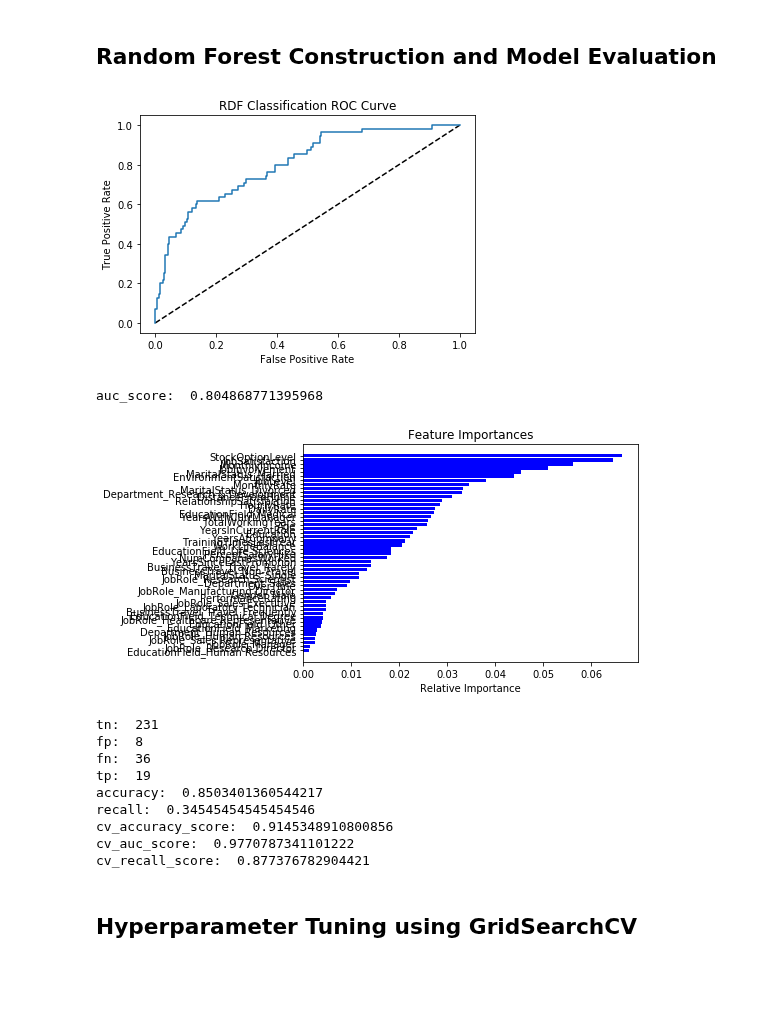
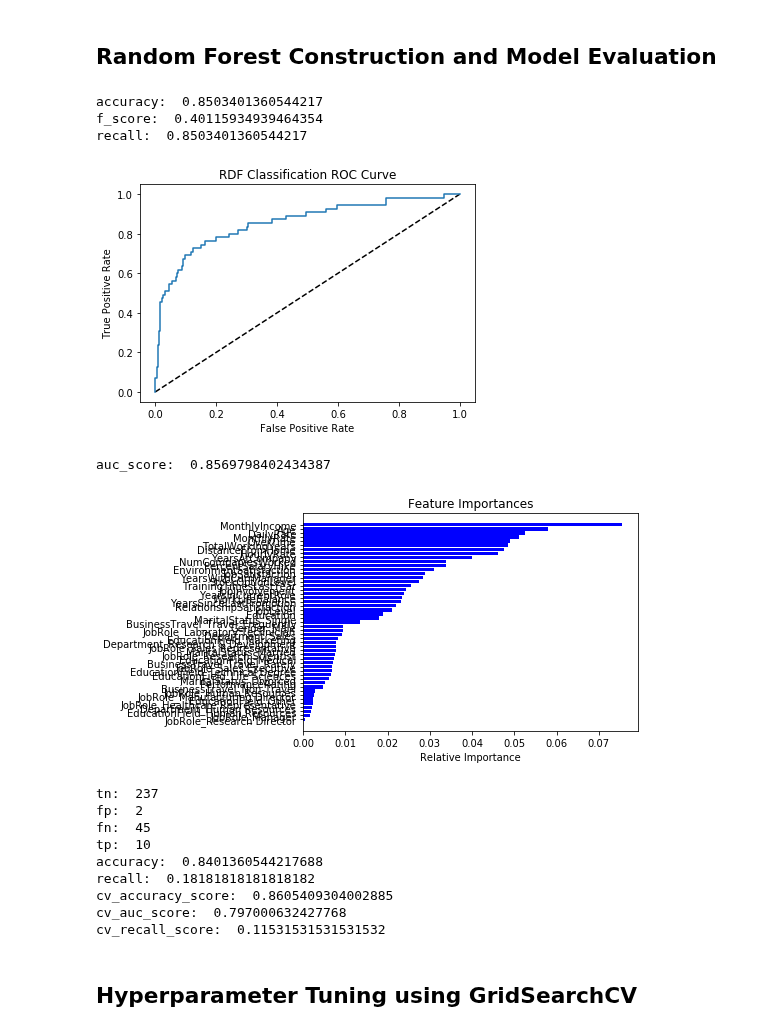
Before and after one commit to Xusong1998/Data-Analytics-Project, a Jupyter notebook: HR_Attrition_Data_Modeling.ipynb, the cells around one changed output. Cells and saved outputs as stored; diff of their text form; code cells hidden in the pictures; blank space fills up the shorter version.

```diff
--- a/HR_Attrition_Data_Modeling.ipynb
+++ b/HR_Attrition_Data_Modeling.ipynb
@@ -455,17 +433,10 @@ for fold, (train_index, test_index) in enumerate(kf.split(X), 1):
 from sklearn.linear_model import LogisticRegression
 from sklearn import metrics
 X_train, X_test, y_train, y_test = train_test_split(X[selected], y, test_size=0.3, random_state=0)
-X_over,y_over = oversampling(X_train,y_train)
 logreg = LogisticRegression()
-logreg.fit(X_over,y_over)
+logreg.fit(X_train,y_train)
 
 y_pred = logreg.predict(X_test)
-
-from sklearn.model_selection import KFold
-from imblearn.over_sampling import SMOTE
-from sklearn.metrics import f1_score
-
-
 score = cross_val_score(logreg, X_test, y_test, cv=5, scoring='accuracy')
 print('Accuracy of logistic regression classifier on test set: {:.2f}'.format(score.mean()))
 
@@ -629,7 +584,12 @@ ModuleNotFoundError: No module named 'glmnet_python'
 X_train, X_test, y_train, y_test = train_test_split(X, y, test_size=0.2, random_state=10)
 RDF = RandomForestClassifier(random_state=123, max_depth=10, n_estimators=500)
 #oversampling
-X_train, y_train = oversampling(X_train, y_train)
+# X_train, y_train = oversampling(X_train, y_train)
+f_score, acc,recall = cross_val(X,y,RDF)
+print('accuracy: ', acc)
+print('f_score: ', f_score)
+print('recall: ', recall)
+
 RDF.fit(X_train, y_train)
 y_pred = RDF.predict(X_test)
 y_prob = RDF.predict_proba(X_test)[:,1]
@@ -644,45 +604,48 @@ print('auc_score: ', roc_auc_score(y_test, y_prob))
 
 features = X.columns
 importances = RDF.feature_importances_
 indices = np.argsort(importances)
 
 plt.title('Feature Importances')
 plt.barh(range(len(indices)), importances[indices], color='b', align='center')
 plt.yticks(range(len(indices)), [features[i] for i in indices])
 plt.xlabel('Relative Importance')
 plt.show()
 
 cf_matrix = confusion_matrix(y_test, y_pred)
 tn, fp, fn, tp = cf_matrix.ravel()
 print('tn: ',tn)
 print('fp: ',fp)
 print('fn: ',fn)
 print('tp: ', tp)
 print('accuracy: ', (tp+tn)/(tn+fp+fn+tp))
 print('recall: ', tp/(tp+fn))
 
 k_fold = KFold(n_splits=10, shuffle=True, random_state=123)
 score = cross_val_score(RDF, X_train, y_train, cv=5, scoring='accuracy')
 print('cv_accuracy_score: ',score.mean())
 
 score = cross_val_score(RDF, X_train, y_train, cv=5, scoring='roc_auc')
 print('cv_auc_score: ',score.mean())
 
 score = cross_val_score(RDF, X_train, y_train, cv=5, scoring='recall')
 print('cv_recall_score: ',score.mean())
 # %% [output]
+accuracy:  0.8503401360544217
+f_score:  0.40115934939464354
+recall:  0.8503401360544217
-[figure, old version]
+[figure, new version]
-auc_score:  0.804868771395968
+auc_score:  0.8569798402434387
-[figure, old version]
+[figure, new version]
-tn:  231
-fp:  8
-fn:  36
-tp:  19
-accuracy:  0.8503401360544217
-recall:  0.34545454545454546
-cv_accuracy_score:  0.9145348910800856
-cv_auc_score:  0.9770787341101222
-cv_recall_score:  0.877376782904421
+tn:  237
+fp:  2
+fn:  45
+tp:  10
+accuracy:  0.8401360544217688
+recall:  0.18181818181818182
+cv_accuracy_score:  0.8605409304002885
+cv_auc_score:  0.797000632427768
+cv_recall_score:  0.11531531531531532
 # %% [markdown]
 ## Hyperparameter Tuning using GridSearchCV
 # %%
```
Also changed, not shown: parts of 2 cells of this notebook.
